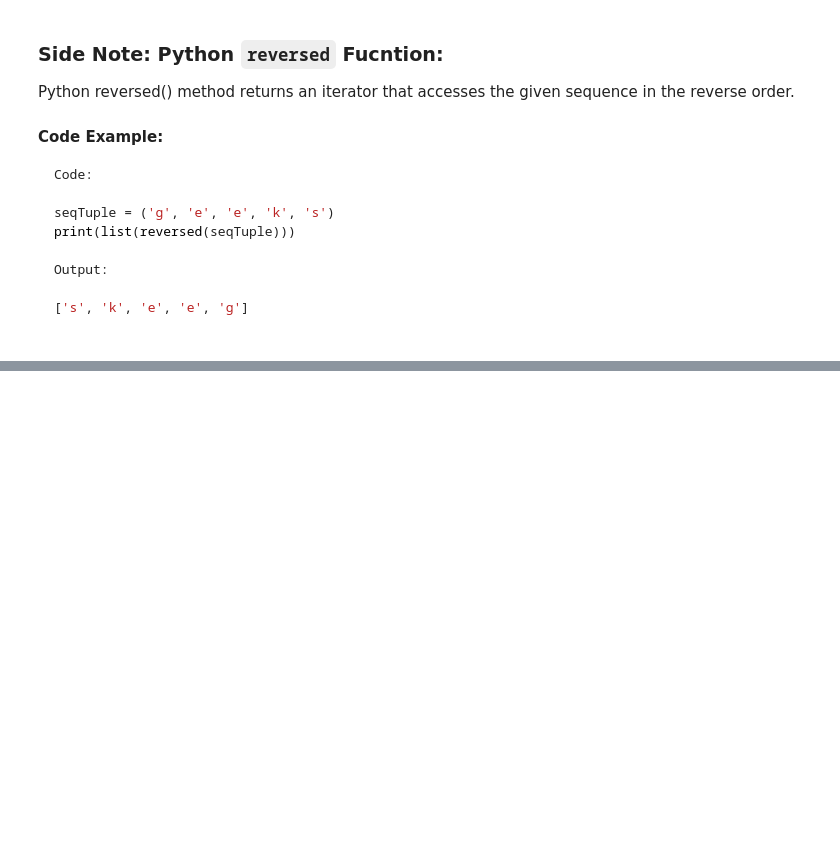
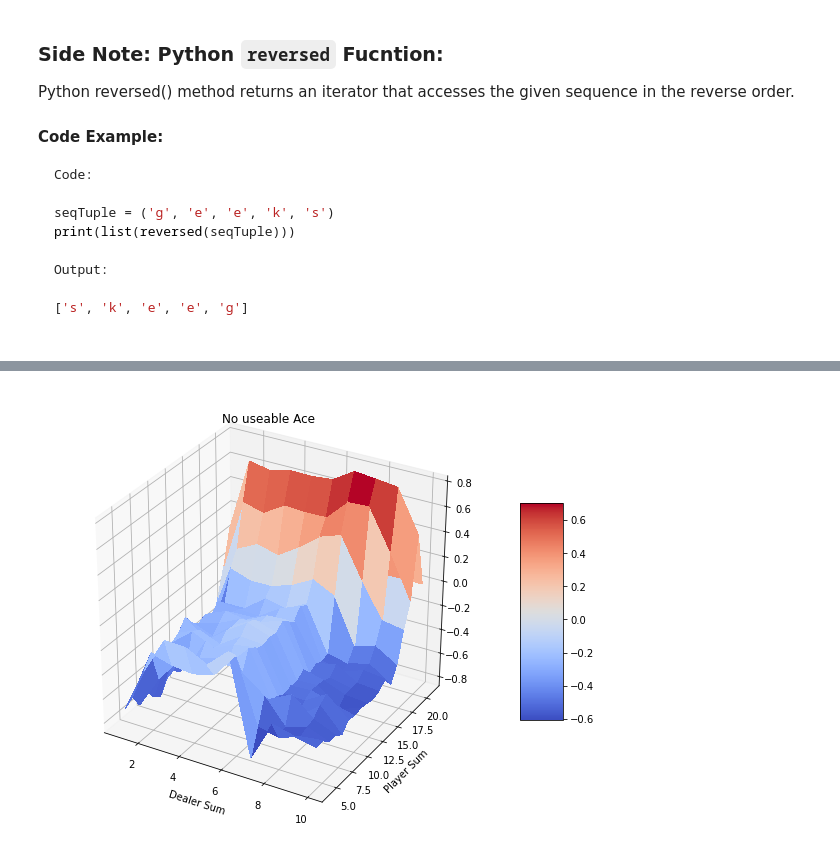
Before and after one commit to DavoodSZ1993/RL, a Jupyter notebook: 04_MC_Prediction.ipynb, the cells around one changed output, grey strips where cells are left out. Saved outputs shown, nothing was run; the diff lists cells and outputs as text; code cells hidden in the pictures; blank space fills up the shorter version.

```diff
--- a/04_MC_Prediction.ipynb
+++ b/04_MC_Prediction.ipynb
@@ -124,7 +124,7 @@ N = np.zeros(state_space_size, dtype=int)
 S = np.zeros(state_space_size)
 
 # Every visit monte carlo
-nb_of_episodes = 100
+nb_of_episodes = 100000
 for e in range(nb_of_episodes):
   observations_reward = run_episode(policy)
   G = 0.
@@ -134,3 +134,6 @@ for e in range(nb_of_episodes):
     N[o] += 1
     S[o] +=G
     # print(o, r, G)
+
+Gs = np.zeros(state_space_size)
+Gs[N!=0] = S[N!=0] / N[N!=0]
@@ -150,0 +152,17 @@ print(o0), print(a), print(o), print(r)
+# %%
+A = np.arange(1, 11)
+B = np.arange(4, 22)
+A, B = np.meshgrid(A, B) # I think it's required for 3D plotting
+
+V = Gs[4:22, 1:11, 0]
+fig = plt.figure(figsize=(10,8))      # Sets figure size
+ax = fig.gca(projection='3d')         # To get the current polar axes on the current figure
+surf = ax.plot_surface(A, B, V, rstride=1, cstride=1, cmap=cm.coolwarm,
+                       linewidth=0, antialiased=False)
+ax.set_ylabel("Player Sum")
+ax.set_xlabel("Dealer Sum")
+ax.set_title("No useable Ace")
+fig.colorbar(surf, shrink=0.5, aspect=5)
+plt.show()
+# %% [output]
+[figure, added]
```
Also changed, not shown: parts of 8 cells of this notebook.
